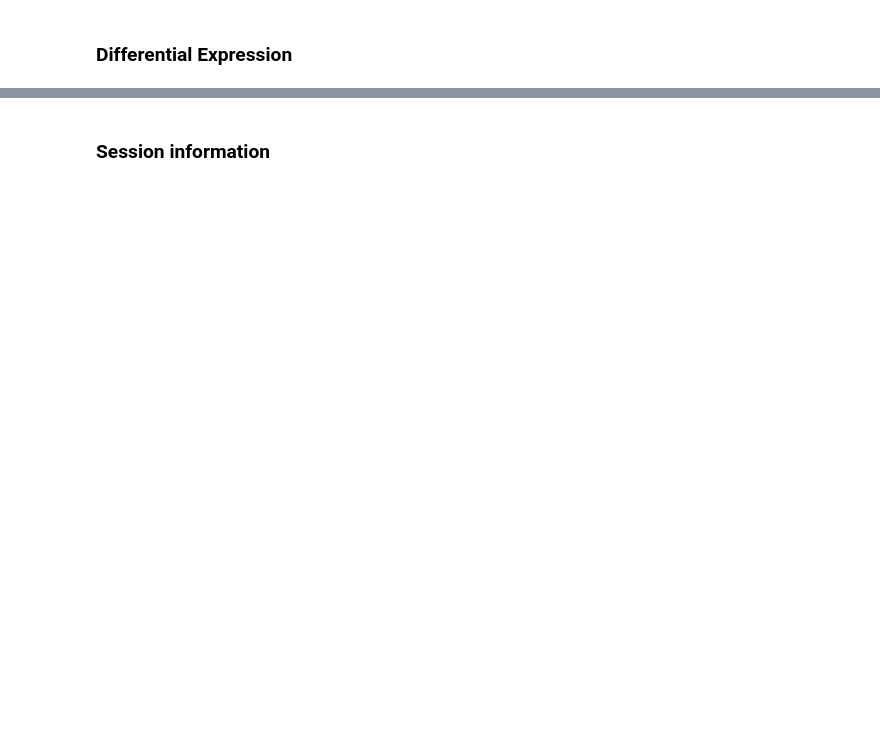
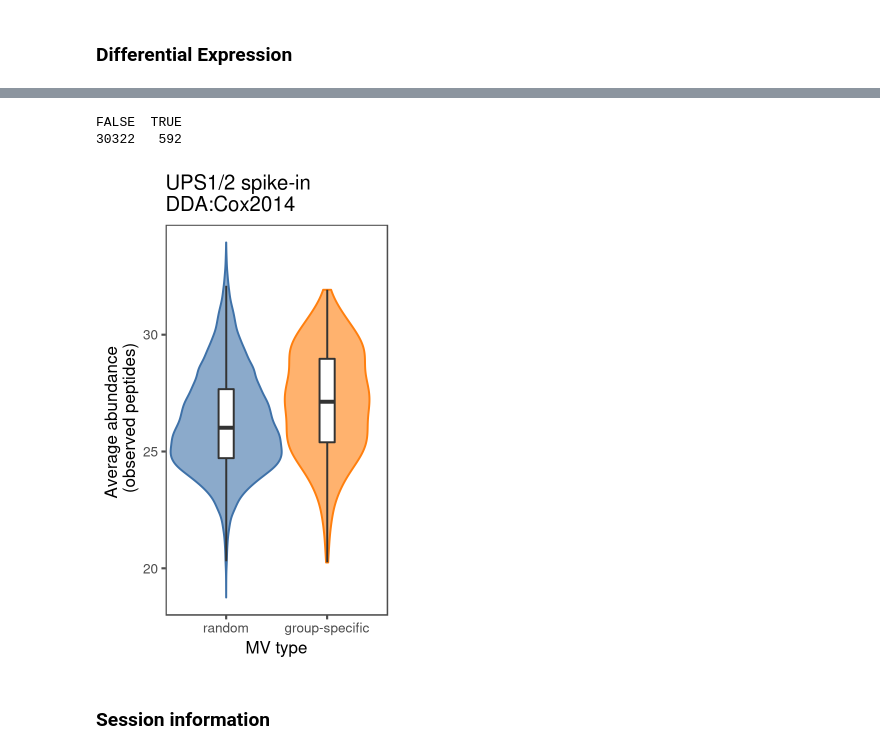
Before and after one commit to DavisLaboratory/msImpute-reproducibility, a Jupyter notebook: figures/pxd000279_ups_spikeIn_dda.ipynb, the cells around one changed output, grey strips where cells are left out. Drawn from its saved outputs; the diff is of its cells as text; code cells hidden in the pictures; blank space fills up the shorter version.

```diff
--- a/figures/pxd000279_ups_spikeIn_dda.ipynb
+++ b/figures/pxd000279_ups_spikeIn_dda.ipynb
@@ -426,3 +528,47 @@ p1
+# %%
+fig.size(5,3)
+hdp <- selectFeatures(y_dda,
+                      method="ebm", group = group)
+
+#hdp
+table(hdp$msImpute_feature) # msImpute features are peptides that exhibit condition-specific missing values
+
+ebms <- hdp$EBM
+ebms[hdp$msImpute_feature] <- -1
+# hist(ebms)
+# plot(hdp$AveExpr, ebms, pch = 16, cex = 0.3)
+
+
+
+library(ggExtra)
+library(ggthemes)
+
+ggdat <- data.frame(hdp)
+ggdat$metric <- ebms
+ggdat$type <- ifelse(ggdat$metric == -1, "group-specific","random")
+ggdat$type <- factor(ggdat$type, levels= c("random","group-specific"))
+
+
+
+# png(file = paste0("revision_figures/violin_",dataset_name,".png"),
+#     width=3.5,height=5.55, units="in",res=300)
+pv <- ggplot(ggdat, aes(x=type, y = AveExpr)) +
+  geom_violin(aes(fill = type, color = type), alpha = 0.6, width = 1.1, show.legend = FALSE) +
+  # stat_summary(fun.data=mean_sdl,
+  #                geom="pointrange", color="black") +
+  geom_boxplot(width=0.15, outlier.shape = NA) +
+  scale_fill_manual(values = c('random' = "#3E71A8", 'group-specific' = "#FF7F0EFF"))+
+  scale_color_manual(values = c('random' = "#3E71A8", 'group-specific' = "#FF7F0EFF"))+
+  labs(fill = '', y = 'Average abundance \n (observed peptides)', x = 'MV type',
+       title = "UPS1/2 spike-in \nDDA:Cox2014") +
+  theme_few()
+
+print(pv)
+# dev.off()
+# %% [output]
+FALSE  TRUE
+30322   592
+[figure, added]
 # %% [markdown]
 ### Session information
 # %%
```
Also changed, not shown: parts of 9 cells of this notebook, 8 other files.
